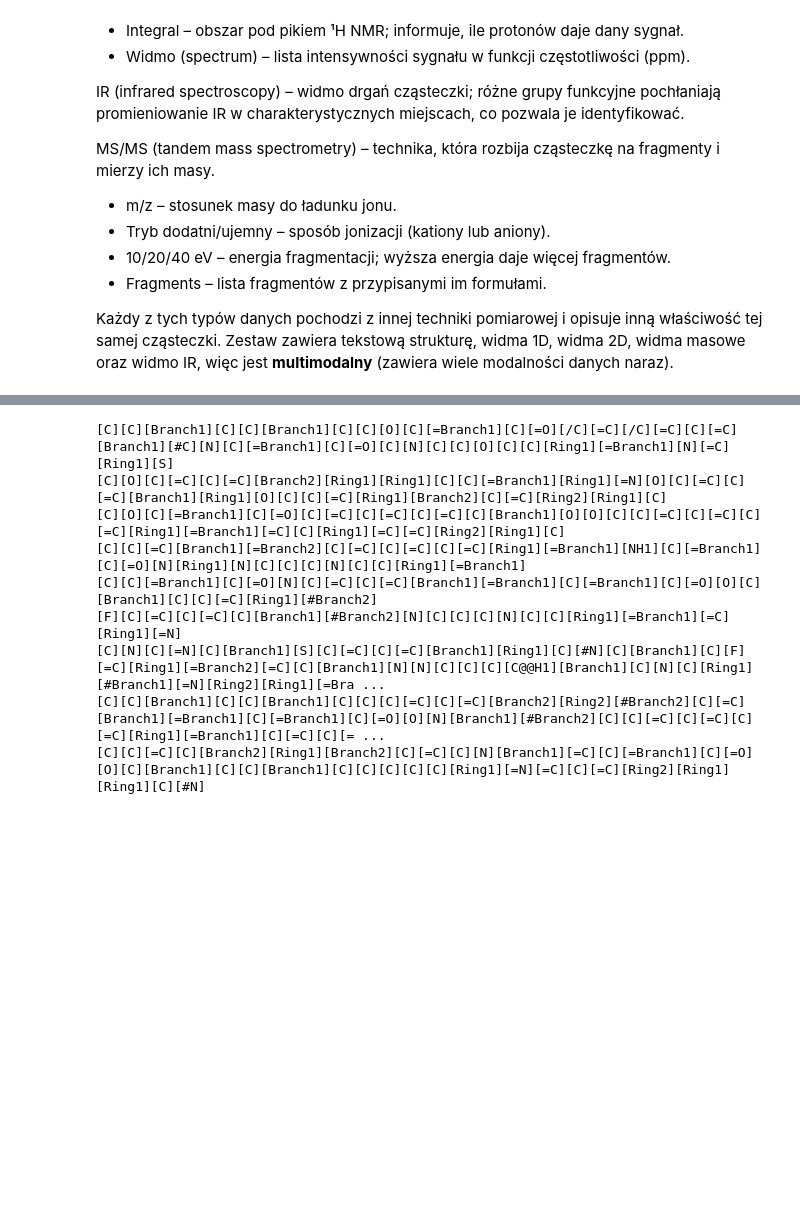
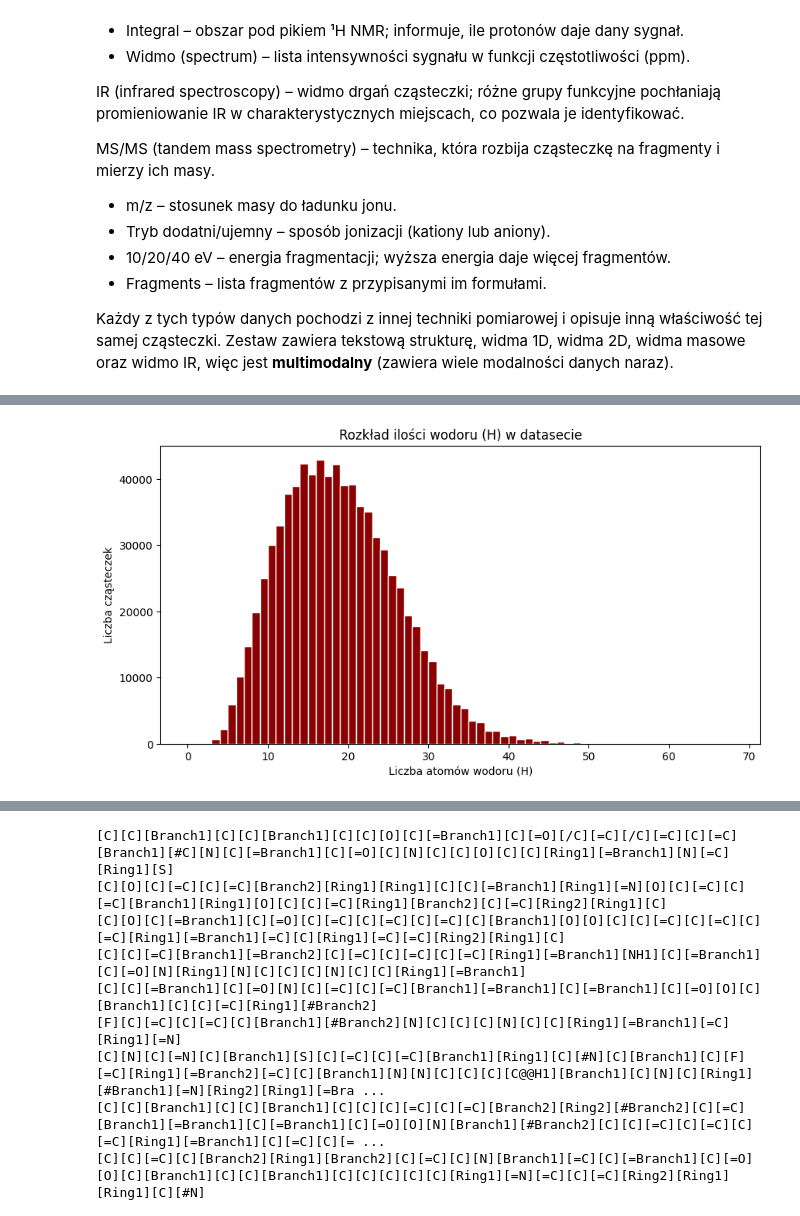
Before and after one commit to JanAndrzejewski050/Molecular-Spectro-Latent-Modeling, a Jupyter notebook: selfies_intro.ipynb, the cells around one changed output, grey strips where cells are left out. Saved outputs shown, nothing was run; the diff lists cells and outputs as text; code cells hidden in the pictures; blank space fills up the shorter version.

```diff
--- a/selfies_intro.ipynb
+++ b/selfies_intro.ipynb
@@ -218,0 +215,21 @@ print(one.to_dict(orient="records")[0])
+# %%
+# Funkcja licząca liczbę atomów wodoru w danej cząsteczce na podstawie jej wzoru sumarycznego
+def count_h_from_formula(formula):
+    # Sprawdzenie, czy to jest string
+    if not isinstance(formula, str):
+        return 0
+    # szukamy fragmentu zaczynającego sie od "H", opcjonalnie z liczbą, np. "H2", "H12", albo samo "H"
+    m = re.search(r'H(\d*)', formula)
+
+    # Warunek jeśli nie znaleziono
+    if m is None:
+        return 0
+    # Pobieramy liczbę znajdującą się po H, jeśli nie ma to pusty string
+    num_str = m.group(1)
+
+    # Jeśli po H nie ma liczby, to jest jeden atom H
+    if num_str == "":
+        return 1
+
+    # Jeśli liczba po H istnieje, konwertujemy zwracaną wartość do int
+    return int(num_str)
@@ -219,3 +293,21 @@ print(one.to_dict(orient="records")[0])
+# %%
+# przekształcenie Counter na listę wartości
+# Zamienia słownik rozkładu (wartość -> liczba wystąpień)
+# na długą listę wszystkich wartości H powtórzonych tyle razy,
+#  ile w datasetcie wystąpiły
+h_values = []
+for h_count, freq in h_distribution.items():
+    h_values += [h_count] * freq  # np. dla h_count=12, freq=3 dodaje [12, 12, 12]
+
+plt.figure(figsize=(10, 5))
+# Dodajemy +2, bo histogram potrzebuje dodatkowej granicy, a range() nie obejmuje swojego końca
+plt.hist(h_values, bins=range(0, max(h_values)+2), edgecolor='white', color='darkred')
+plt.xlabel("Liczba atomów wodoru (H)")
+plt.ylabel("Liczba cząsteczek")
+plt.title("Rozkład ilości wodoru (H) w datasecie")
+plt.show()
+# %% [output]
+[figure, added]
 # %%
 # TBD: Osobny dataset z obrazami spektrów NMR (uzupelnienie do SMILES i SELFIES)
 plt.plot(data["c_nmr_spectra"][0])
```
Also changed, not shown: parts of 28 cells of this notebook.
